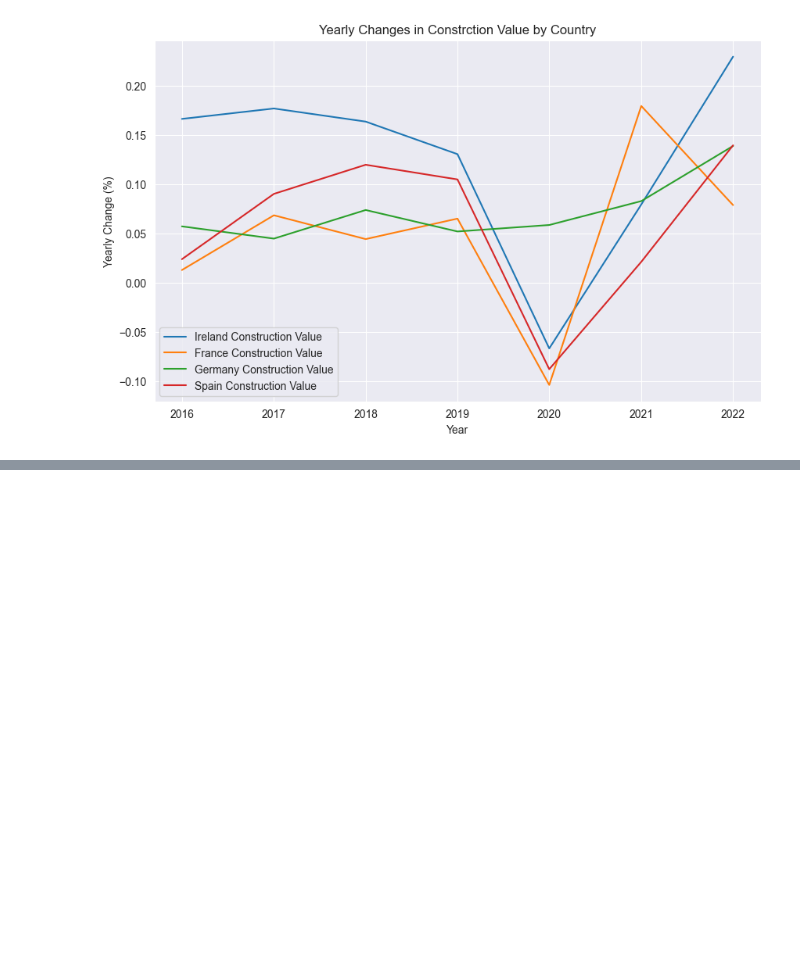
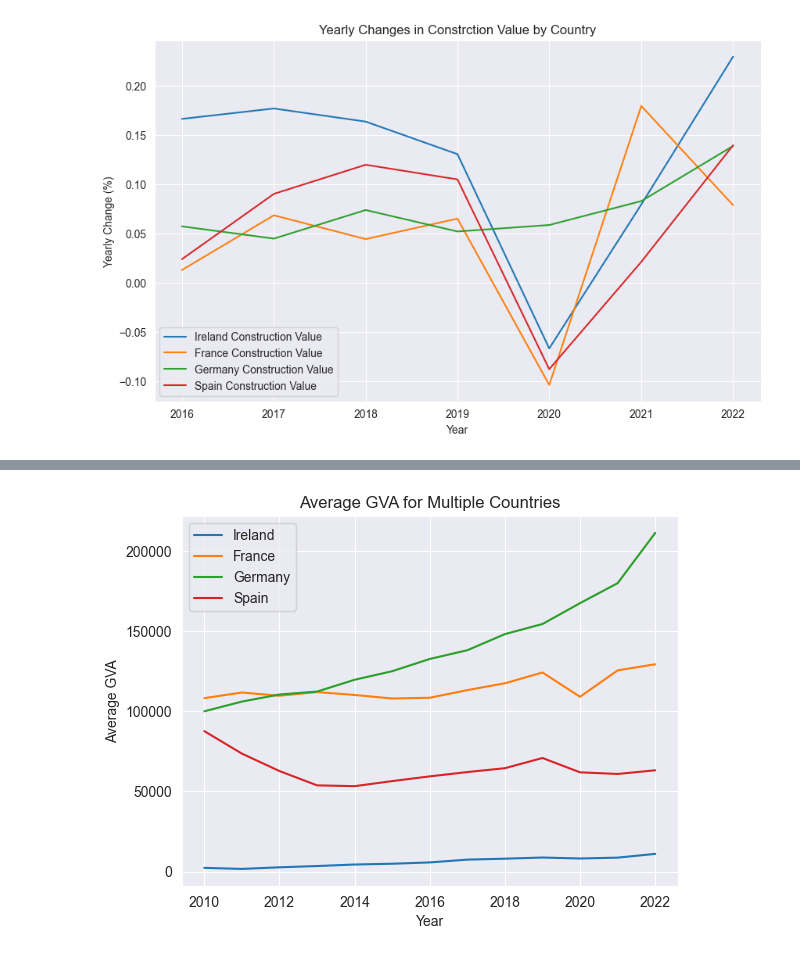
Before and after one commit to sbs23066/CA2---Irish-Construction-Project, a Jupyter notebook: stats.ipynb, the cells around one changed output, grey strips where cells are left out. Drawn from its saved outputs; the diff is of its cells as text; code cells hidden in the pictures; blank space fills up the shorter version.

```diff
--- a/stats.ipynb
+++ b/stats.ipynb
@@ -178,0 +231,16 @@ plt.show()
+# %%
+countries = ['Ireland', 'France', 'Germany', 'Spain']
+
+# Plot the mean production index values over time for each country
+for country in countries:
+    country_data = gva[gva['Country'] == country]
+    mean_values = country_data.groupby('Year')['Construction Producer Price'].mean()
+    plt.plot(mean_values.index, mean_values.values, label=country)
+
+plt.xlabel('Year')
+plt.ylabel('Average GVA')
+plt.title('Average GVA for Multiple Countries')
+plt.legend()
+plt.show()
+# %% [output]
+[figure, added]
```
Also changed, not shown: parts of 5 cells of this notebook.
